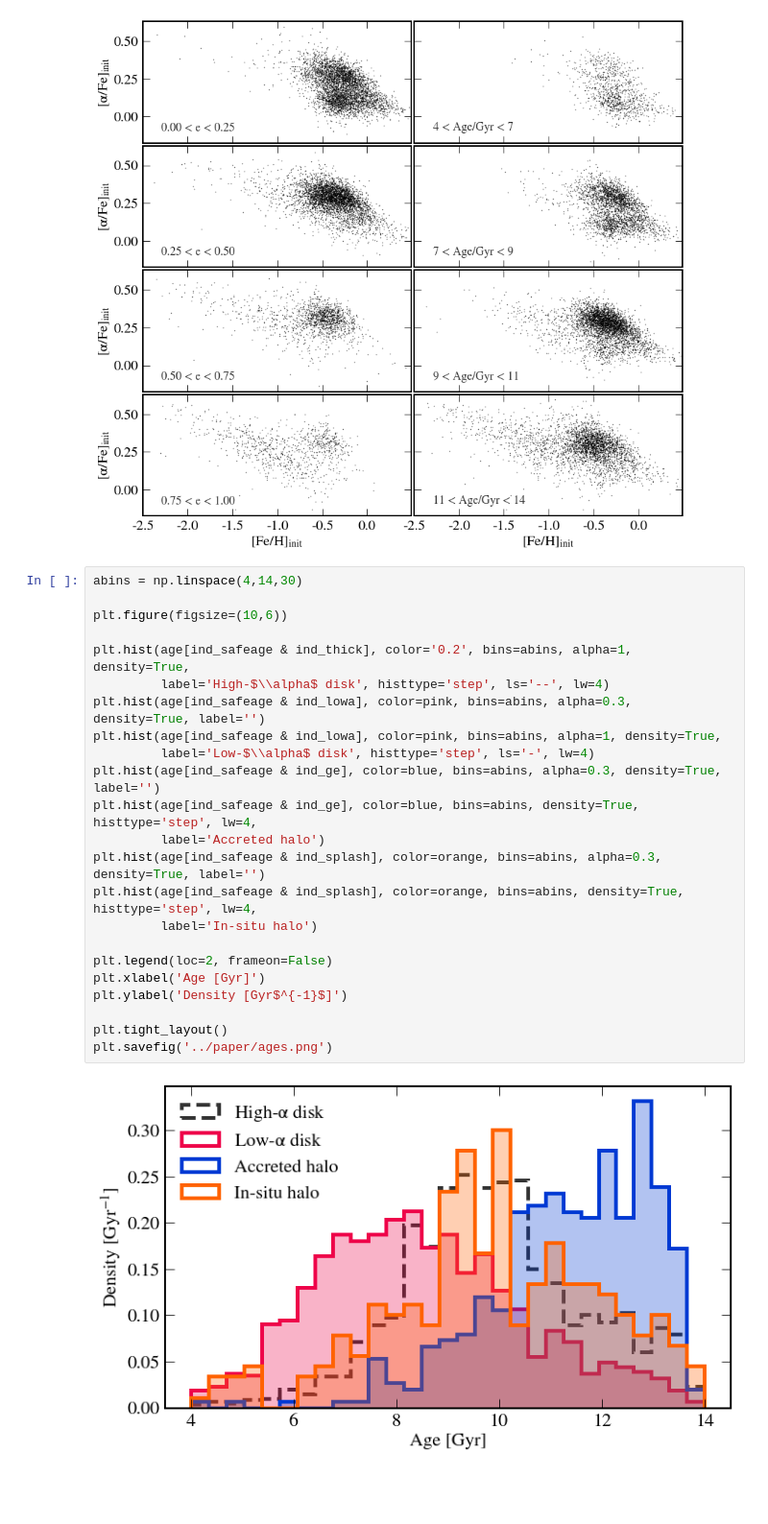
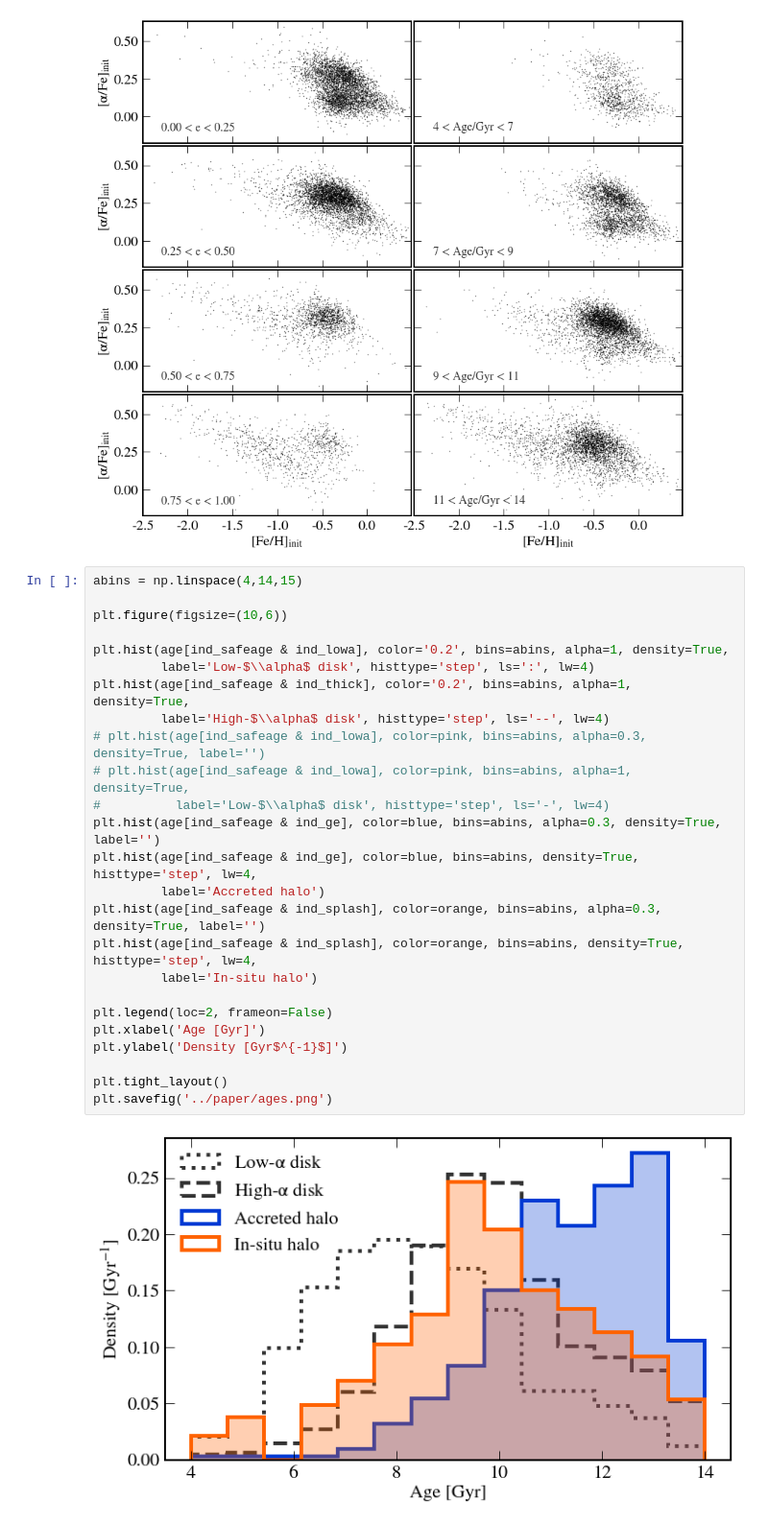
Before and after one commit to abonaca/mw_timing, a Jupyter notebook: notebooks/paper_figures.ipynb, the cells around one changed output. Shown at 96% size. Saved outputs shown, nothing was run; the diff lists cells and outputs as text; blank space fills up the shorter version.

```diff
--- a/notebooks/paper_figures.ipynb
+++ b/notebooks/paper_figures.ipynb
@@ -187,27 +228,29 @@ plt.savefig('../paper/afeh_eccen_age.png')
 # %% [output]
 [figure]
 # %%
-abins = np.linspace(4,14,30)
+abins = np.linspace(4,14,15)
 
 plt.figure(figsize=(10,6))
 
+plt.hist(age[ind_safeage & ind_lowa], color='0.2', bins=abins, alpha=1, density=True,
+         label='Low-$\\alpha$ disk', histtype='step', ls=':', lw=4)
 plt.hist(age[ind_safeage & ind_thick], color='0.2', bins=abins, alpha=1, density=True,
          label='High-$\\alpha$ disk', histtype='step', ls='--', lw=4)
-plt.hist(age[ind_safeage & ind_lowa], color=pink, bins=abins, alpha=0.3, density=True, label='')
-plt.hist(age[ind_safeage & ind_lowa], color=pink, bins=abins, alpha=1, density=True,
-         label='Low-$\\alpha$ disk', histtype='step', ls='-', lw=4)
+# plt.hist(age[ind_safeage & ind_lowa], color=pink, bins=abins, alpha=0.3, density=True, label='')
+# plt.hist(age[ind_safeage & ind_lowa], color=pink, bins=abins, alpha=1, density=True,
+#          label='Low-$\\alpha$ disk', histtype='step', ls='-', lw=4)
 plt.hist(age[ind_safeage & ind_ge], color=blue, bins=abins, alpha=0.3, density=True, label='')
 plt.hist(age[ind_safeage & ind_ge], color=blue, bins=abins, density=True, histtype='step', lw=4,
          label='Accreted halo')
 plt.hist(age[ind_safeage & ind_splash], color=orange, bins=abins, alpha=0.3, density=True, label='')
 plt.hist(age[ind_safeage & ind_splash], color=orange, bins=abins, density=True, histtype='step', lw=4,
          label='In-situ halo')
 
 plt.legend(loc=2, frameon=False)
 plt.xlabel('Age [Gyr]')
 plt.ylabel('Density [Gyr$^{-1}$]')
 
 plt.tight_layout()
 plt.savefig('../paper/ages.png')
 # %% [output]
-[figure, old version]
+[figure, new version]
```
Also changed, not shown: parts of 2 cells of this notebook.
